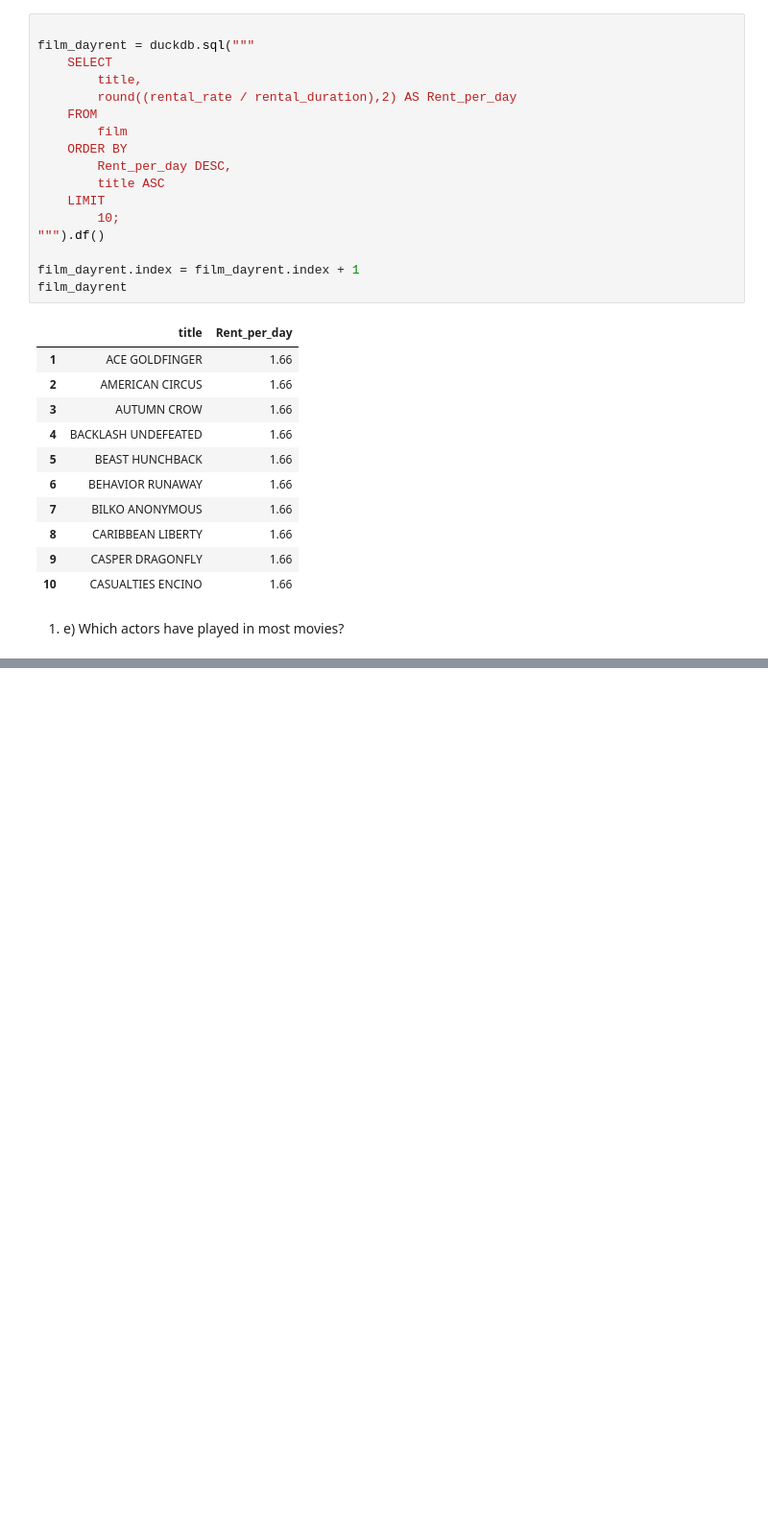
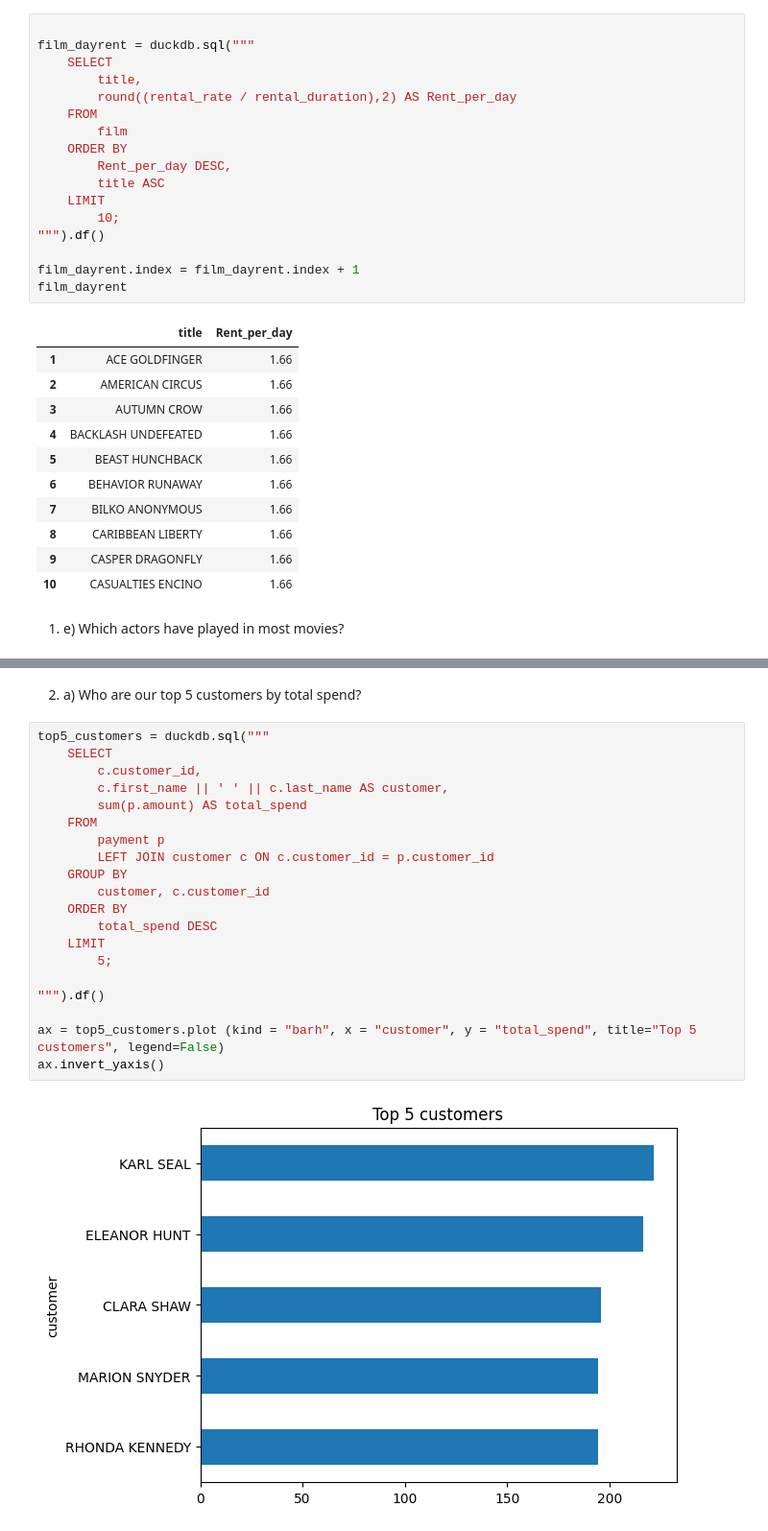
Before and after one commit to RikardOledal/SQL_DE25_LAB_Rikard_Oledal, a Jupyter notebook: manager_report.ipynb, the cells around one changed output, grey strips where cells are left out. Shown at 96% size. Cells and saved outputs as stored; diff of their text form; blank space fills up the shorter version.

```diff
--- a/manager_report.ipynb
+++ b/manager_report.ipynb
@@ -180,0 +187,24 @@ most_movies
+# %% [markdown]
+2. a)  Who are our top 5 customers by total spend?
+# %%
+top5_customers = duckdb.sql("""
+    SELECT
+        c.customer_id,
+        c.first_name || ' ' || c.last_name AS customer,
+        sum(p.amount) AS total_spend
+    FROM
+        payment p
+        LEFT JOIN customer c ON c.customer_id = p.customer_id
+    GROUP BY
+        customer, c.customer_id
+    ORDER BY
+        total_spend DESC
+    LIMIT
+        5;
+
+""").df()
+
+ax = top5_customers.plot (kind = "barh", x = "customer", y = "total_spend", title="Top 5 customers", legend=False)
+ax.invert_yaxis()
+# %% [output]
+[figure, added]
```
Also changed, not shown: parts of 4 cells of this notebook, 1 other file.
